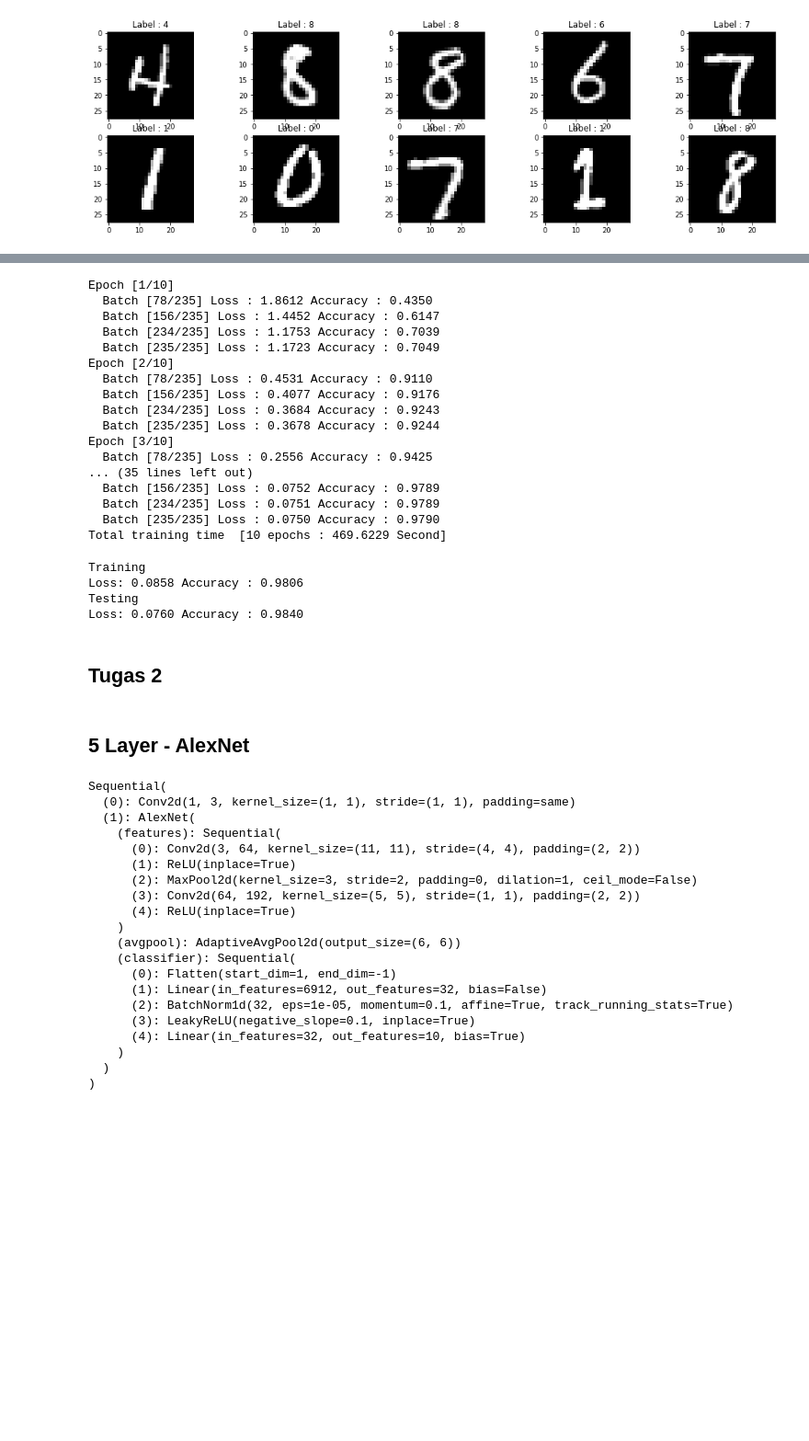
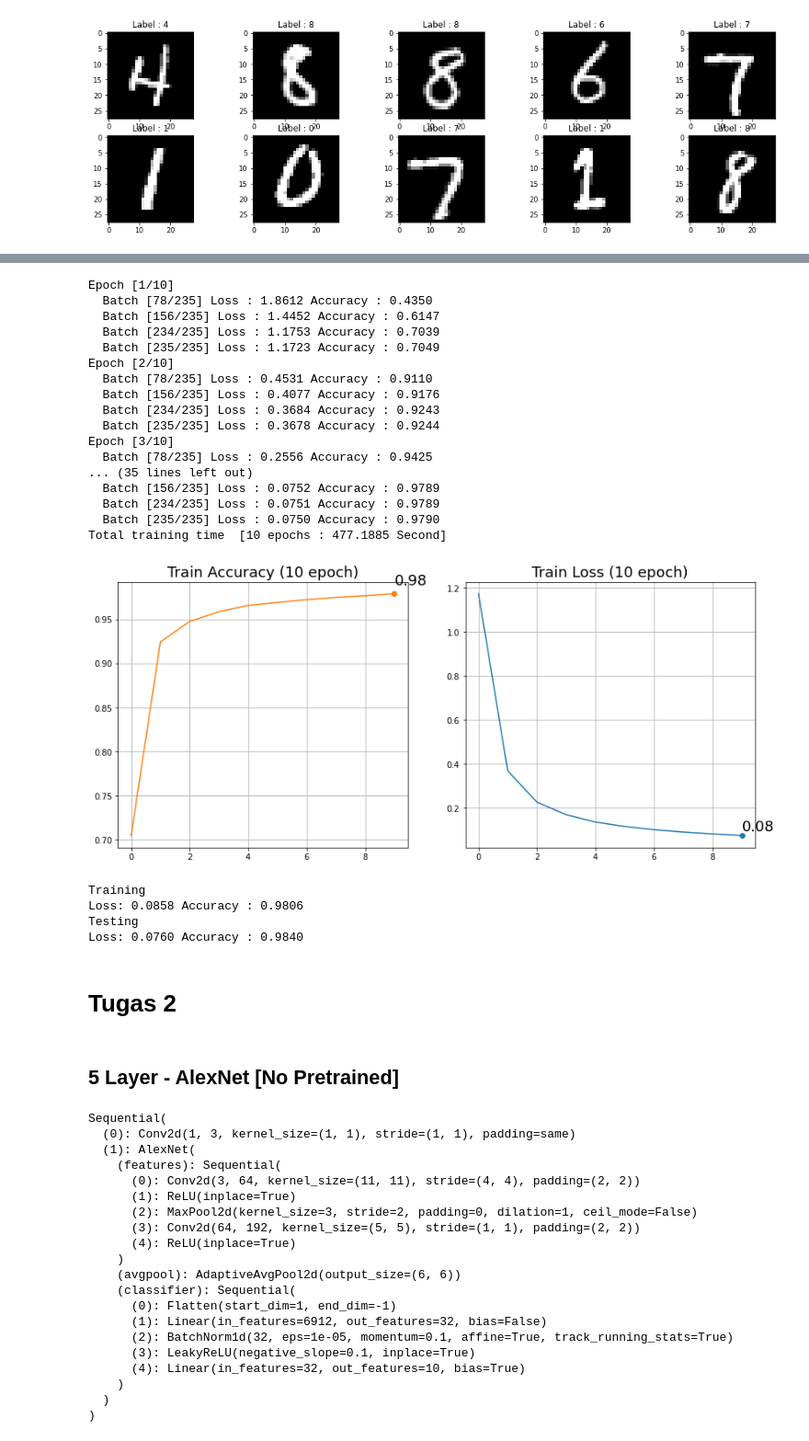
Before and after one commit to KrisnaPinasthika/ML_S2, a Jupyter notebook: mnist.ipynb, the cells around one changed output, grey strips where cells are left out. Shown at 92% size. Saved outputs shown, nothing was run; the diff lists cells and outputs as text; code cells hidden in the pictures; blank space fills up the shorter version.

```diff
--- a/mnist.ipynb
+++ b/mnist.ipynb
@@ -143,6 +208,9 @@ max_train_batch = trainloader.__len__()
 
 start = time.time()
 epochs = 10
+
+hist_loss, hist_acc = [], []
+
 for epoch in range(epochs):
     print(f"Epoch [{epoch+1}/{epochs}]")
     running_loss, running_accuracy = 0.0, 0.0
@@ -167,6 +235,10 @@ for epoch in range(epochs):
             if ((i + 1) % (max_train_batch // 3) == 0) or (i + 1) == max_train_batch:
                 print(f"  Batch [{i+1}/{max_train_batch}] Loss : {running_loss / (i+1):.4f} Accuracy : {(running_accuracy / (i + 1)):.4f}")
 
+            if (i + 1) == max_train_batch:
+                hist_loss.append(running_loss / max_train_batch)
+                hist_acc.append(running_accuracy / max_train_batch)
+
 end = time.time()
 print(f'Total training time  [{epochs} epochs : {(end - start):.4f} Second]')
 # %% [output]
@@ -186,7 +258,27 @@ Epoch [3/10]
   Batch [156/235] Loss : 0.0752 Accuracy : 0.9789
   Batch [234/235] Loss : 0.0751 Accuracy : 0.9789
   Batch [235/235] Loss : 0.0750 Accuracy : 0.9790
-Total training time  [10 epochs : 469.6229 Second]
+Total training time  [10 epochs : 477.1885 Second]
+# %%
+# Todo: train visualization
+fig, ax = plt.subplots(nrows=1, ncols=2, figsize=(14, 6))
+ax[0].grid(True)
+ax[0].set_title('Train Accuracy (10 epoch)', fontsize=18)
+ax[0].plot(hist_acc, color='tab:orange')
+# Show acc value
+ax[0].text(x=9, y=hist_acc[-1] + 0.01, s=f'{hist_acc[-1]:.2f}', fontsize=18)
+ax[0].scatter(x=9, y=hist_acc[-1], color='tab:orange', marker='o')
+
+ax[1].grid(True)
+ax[1].set_title('Train Loss (10 epoch)', fontsize=18)
+ax[1].plot(hist_loss, color='tab:blue')
+# Show loss value
+ax[1].text(x=9, y=hist_loss[-1] + 0.02, s=f'{hist_loss[-1]:.2f}', fontsize=18)
+ax[1].scatter(x=9, y=hist_loss[-1], color='tab:blue', marker='o')
+
+plt.show()
+# %% [output]
+[figure, added]
 # %%
 def testModel(loader, model, criterion, device):
     model.eval()
@@ -221,9 +313,9 @@ Loss: 0.0760 Accuracy : 0.9840
 # %%
 # torch.save(cnn.state_dict(), r'SavedModel/RegularCNN_10epoch.pt')
 # %% [markdown]
-## Tugas 2
+# Tugas 2
 # %% [markdown]
-## 5 Layer - AlexNet
+## 5 Layer - AlexNet [No Pretrained]
 # %%
 from torchvision.models.alexnet import AlexNet
 torch.random.manual_seed(1)
```
Also changed, not shown: parts of 22 cells of this notebook, 20 other files.
